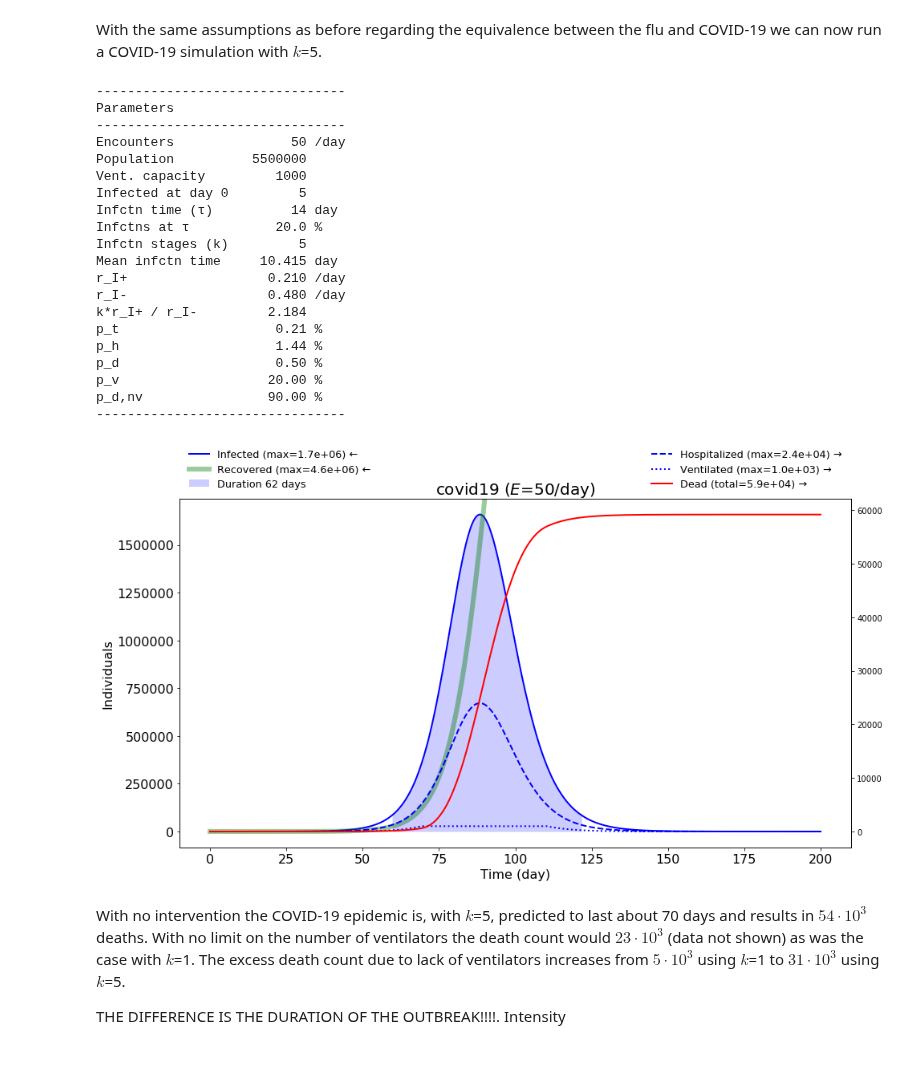
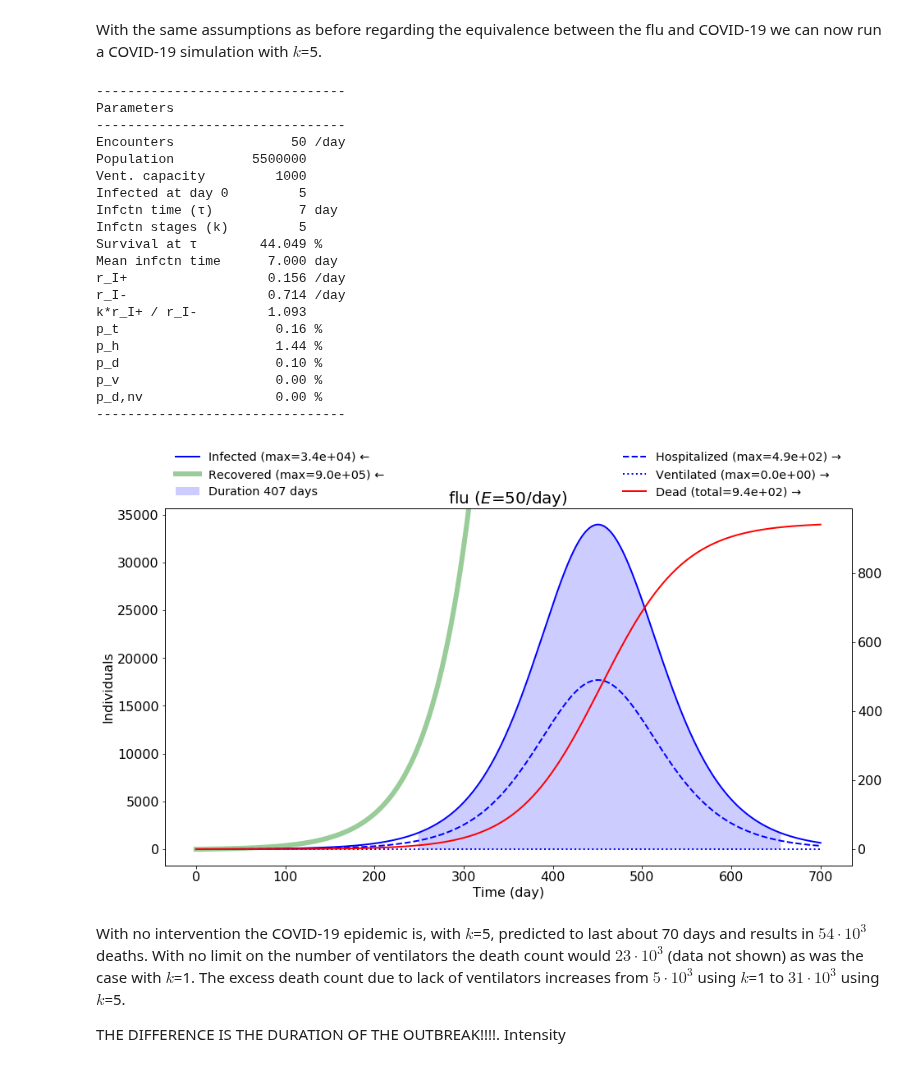
Before and after one commit to mrsonne/virus, a Jupyter notebook: virus.ipynb, the cells around one changed output. Drawn from its saved outputs; the diff is of its cells as text; code cells hidden in the pictures.

Commit message:
allow specify survival_at_tau as 'mean'

```diff
--- a/virus.ipynb
+++ b/virus.ipynb
@@ -360,7 +360,8 @@ The bottom panel in the figure above also shows the survival function $I$ of Erl
 Before simulating COVID-19 we need to refit $p_{\rm{t}}$ using $k$=5. Below we can see that $p_{\rm{t}}$ = 0.2097 % gives a total of $9.4 \cdot 10^2$ deads in a flu outbreak. Previously we saw that using $k$=1 and $p_{\rm{t}}$ = 0.2513 % gave the same number of deads. THE DIFFERENCE IS THE DURATION OF THE OUTBREAK!!!!.
 # %%
 encounters_per_day = 50
-run.virus('flu', 'denmark', encounters_per_day, k=5, p_t=0.002097)
+p_t = 0.001561
+run.virus('flu', 'denmark', encounters_per_day, k=1, p_t=p_t, survival_at_tau='mean', tspan=[0, 1200])
 # %% [output]
 --------------------------------
 Parameters
@@ -386,29 +387,29 @@ p_d,nv                 0.00 %
 # %% [markdown]
 With the same assumptions as before regarding the equivalence between the flu and COVID-19 we can now run a COVID-19 simulation with $k$=5.
 # %%
-run.virus('covid19', 'denmark', encounters_per_day, k=5, p_t=0.002097)
+run.virus('flu', 'denmark', encounters_per_day, k=5, p_t=p_t, survival_at_tau='mean')
 # %% [output]
 --------------------------------
 Parameters
 --------------------------------
 Encounters               50 /day
 Population          5500000
 Vent. capacity         1000
 Infected at day 0         5
-Infctn time (τ)          14 day
-Infctns at τ           20.0 %
+Infctn time (τ)           7 day
 Infctn stages (k)         5
-Mean infctn time     10.415 day
-r_I+                  0.210 /day
-r_I-                  0.480 /day
-k*r_I+ / r_I-         2.184
-p_t                    0.21 %
+Survival at τ        44.049 %
+Mean infctn time      7.000 day
+r_I+                  0.156 /day
+r_I-                  0.714 /day
+k*r_I+ / r_I-         1.093
+p_t                    0.16 %
 p_h                    1.44 %
-p_d                    0.50 %
-p_v                   20.00 %
-p_d,nv                90.00 %
+p_d                    0.10 %
+p_v                    0.00 %
+p_d,nv                 0.00 %
 --------------------------------
-[figure, old version]
+[figure, new version]
 # %% [markdown]
 With no intervention the COVID-19 epidemic is, with $k$=5, predicted to last about 70 days and results in $54\cdot10^3$ deaths. With no limit on the number of ventilators the death count would  $23\cdot 10^3$ (data not shown) as was the case with $k$=1. The excess death count due to lack of ventilators increases from $5\cdot 10^3$ using $k$=1 to $31\cdot 10^3$ using $k$=5.
 
```
Also changed, not shown: parts of 5 cells of this notebook, 4 other files.
